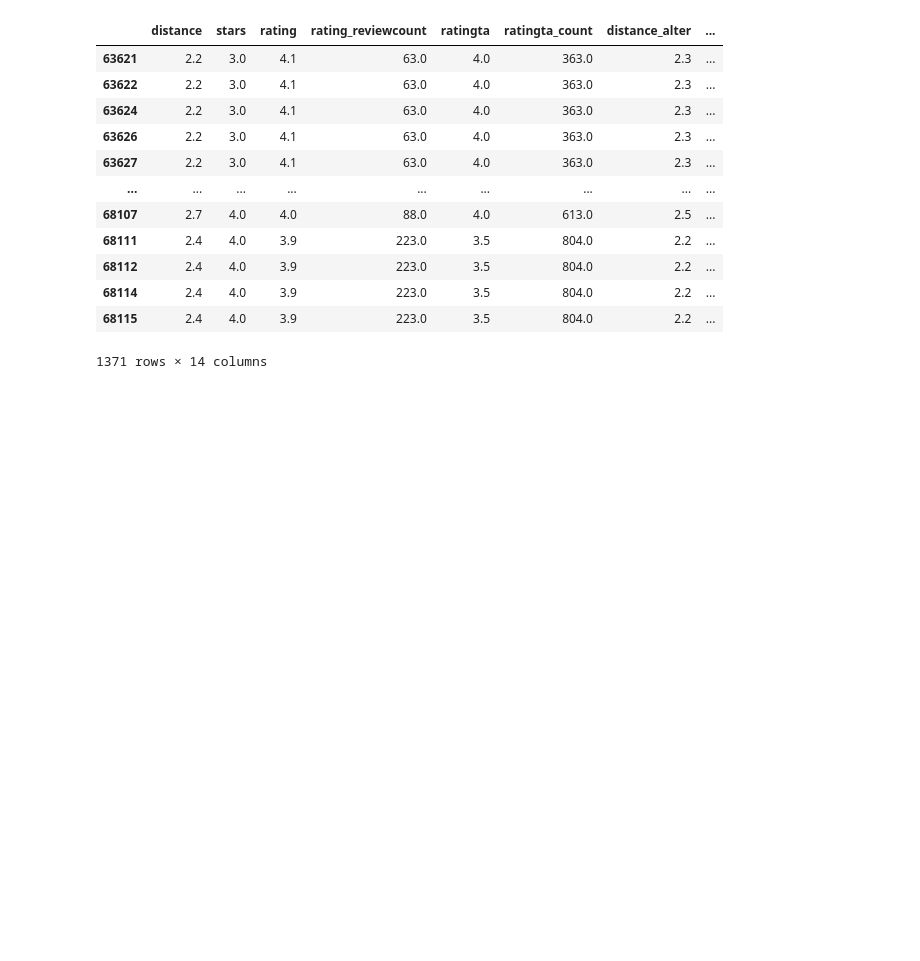
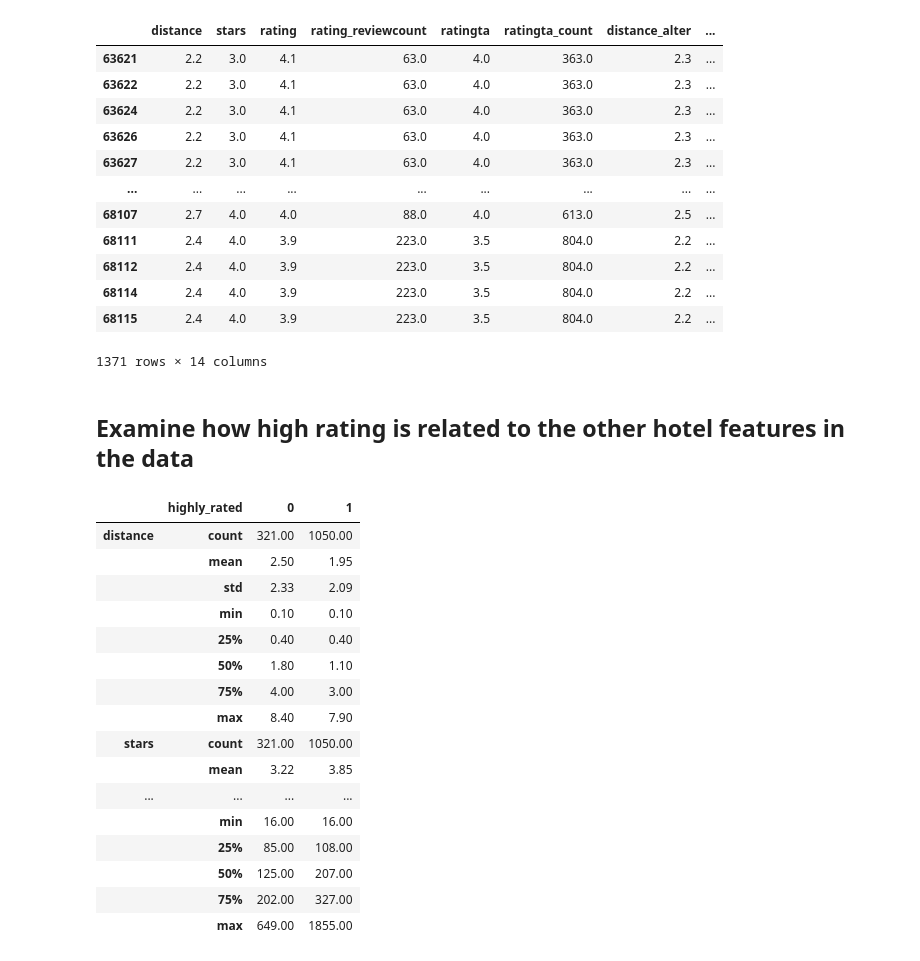
Before and after one commit to Alejandra-savagebriz/DA2, a Jupyter notebook: Assignment2_DA2.ipynb, the cells around one changed output. Drawn from its saved outputs; the diff is of its cells as text; code cells hidden in the pictures; blank space fills up the shorter version.

Commit message:
Exploring relationship of variables with highly_rated/adding statistics table

```diff
--- a/Assignment2_DA2.ipynb
+++ b/Assignment2_DA2.ipynb
@@ -705,3 +705,32 @@ hotels
 | 68114 | 2.4 | 4.0 | 3.9 | 223.0 | 3.5 | 804.0 | 2.2 | ... |
 | 68115 | 2.4 | 4.0 | 3.9 | 223.0 | 3.5 | 804.0 | 2.2 | ... |
 1371 rows × 14 columns
+# %% [markdown]
+## Examine how high rating is related to the other hotel features in the data
+# %%
+# Renaming column 'rating_reviewcount' to 'reviews'
+hotels = hotels.rename(columns={"rating_reviewcount": "reviews"})
+# %%
+# Summary statistics for numerical features grouped by 'highly_rated'
+numerical_cols = ['distance', 'stars', 'rating', 'price', 'reviews']
+summary_stats = hotels.groupby('highly_rated')[numerical_cols].describe().round(2)
+summary_statistics=summary_stats.transpose()
+summary_statistics
+# %% [output]
+|  | highly_rated | 0 | 1 |
+| distance | count | 321.00 | 1050.00 |
+|  | mean | 2.50 | 1.95 |
+|  | std | 2.33 | 2.09 |
+|  | min | 0.10 | 0.10 |
+|  | 25% | 0.40 | 0.40 |
+|  | 50% | 1.80 | 1.10 |
+|  | 75% | 4.00 | 3.00 |
+|  | max | 8.40 | 7.90 |
+| stars | count | 321.00 | 1050.00 |
+|  | mean | 3.22 | 3.85 |
+| ... | ... | ... | ... |
+|  | min | 16.00 | 16.00 |
+|  | 25% | 85.00 | 108.00 |
+|  | 50% | 125.00 | 207.00 |
+|  | 75% | 202.00 | 327.00 |
+|  | max | 649.00 | 1855.00 |
```
Also changed, not shown: parts of 2 cells of this notebook.
